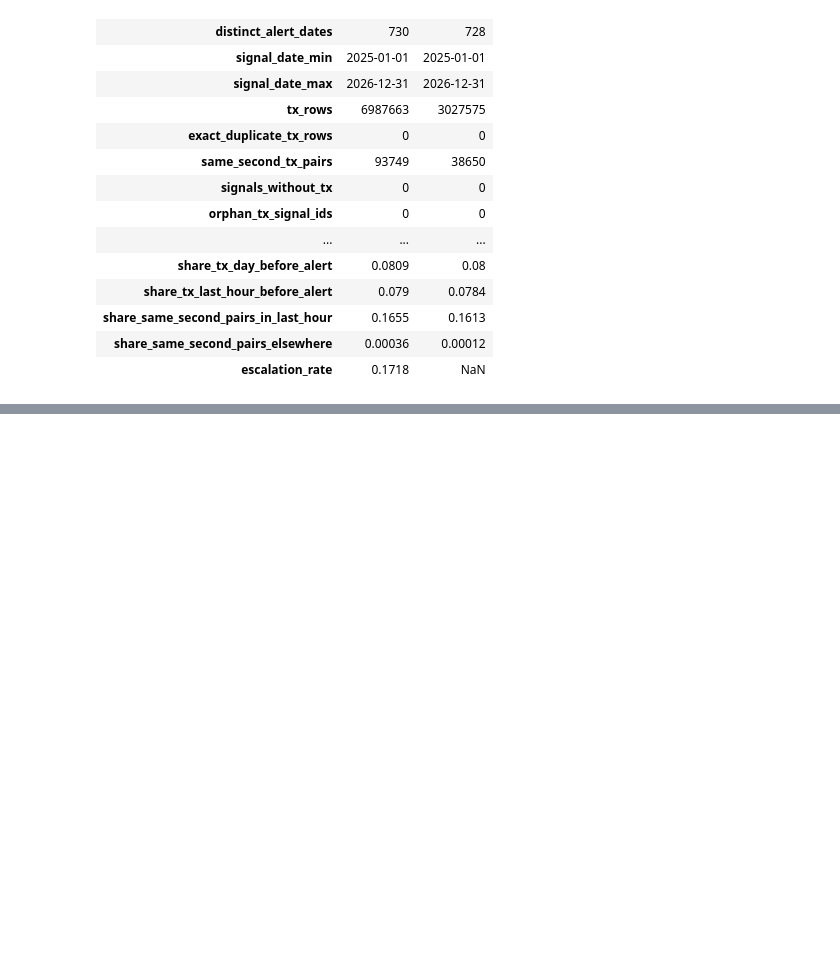
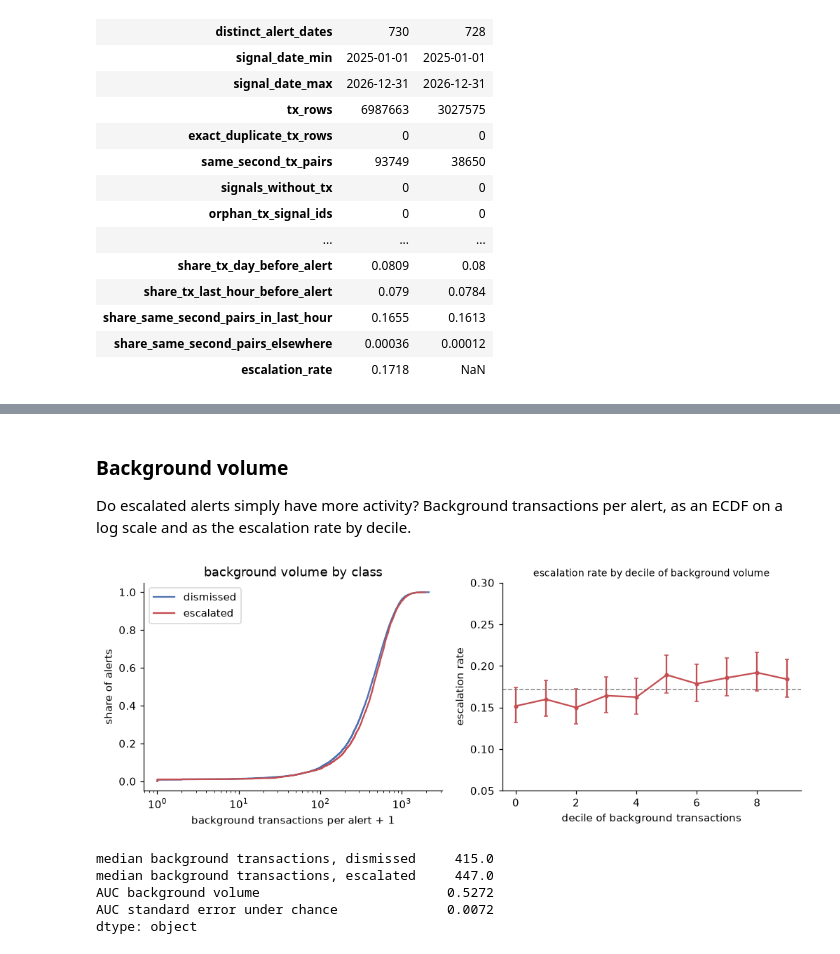
Before and after one commit to dilshodazamjonov/WuitHackathonRYM, a Jupyter notebook: notebooks/solution.ipynb, the cells around one changed output, grey strips where cells are left out. Cells and saved outputs as stored; diff of their text form; code cells hidden in the pictures; blank space fills up the shorter version.

```diff
--- a/notebooks/solution.ipynb
+++ b/notebooks/solution.ipynb
@@ -600,0 +1296,35 @@ overview
+# %% [markdown]
+### Background volume
+
+Do escalated alerts simply have more activity? Background transactions per alert, as an ECDF on a log scale and as the escalation rate by decile.
+# %%
+fig, axes = plt.subplots(1, 2, figsize=(11, 3.5))
+ecdf_by_class(dev_prof["background_count"].to_numpy(dtype=float) + 1, y_dev, axes[0], "background transactions per alert + 1", logx=True)
+axes[0].legend()
+axes[0].set_title("background volume by class")
+plot_rate_by_bin(dev_prof["background_count"], y_dev, "escalation rate by decile of background volume", axes[1])
+axes[1].set(xlabel="decile of background transactions", ylabel="escalation rate")
+save_fig(
+    fig,
+    "F03_background_volume_by_class",
+    "Escalated alerts have slightly more background activity (median 447 vs 415 transactions, AUC 0.527); the ECDFs nearly overlap and the escalation rate rises only from about 15% to 19% across deciles.",
+    "Keep background counts as a weak input; volume alone will not separate the classes.",
+)
+# %% [output]
+[figure, added]
+# %%
+pd.Series(
+    {
+        "median background transactions, dismissed": dev_prof.loc[y_dev == 0, "background_count"].median(),
+        "median background transactions, escalated": dev_prof.loc[y_dev == 1, "background_count"].median(),
+        "AUC background volume": round(roc_auc_score(y_dev, dev_prof["background_count"]), 4),
+        "AUC standard error under chance": round(AUC_SE, 4),
+    },
+    dtype=object,
+)
+# %% [output]
+median background transactions, dismissed     415.0
+median background transactions, escalated     447.0
+AUC background volume                        0.5272
+AUC standard error under chance              0.0072
+dtype: object
```
Also changed, not shown: parts of 95 cells of this notebook, 25 other files.
